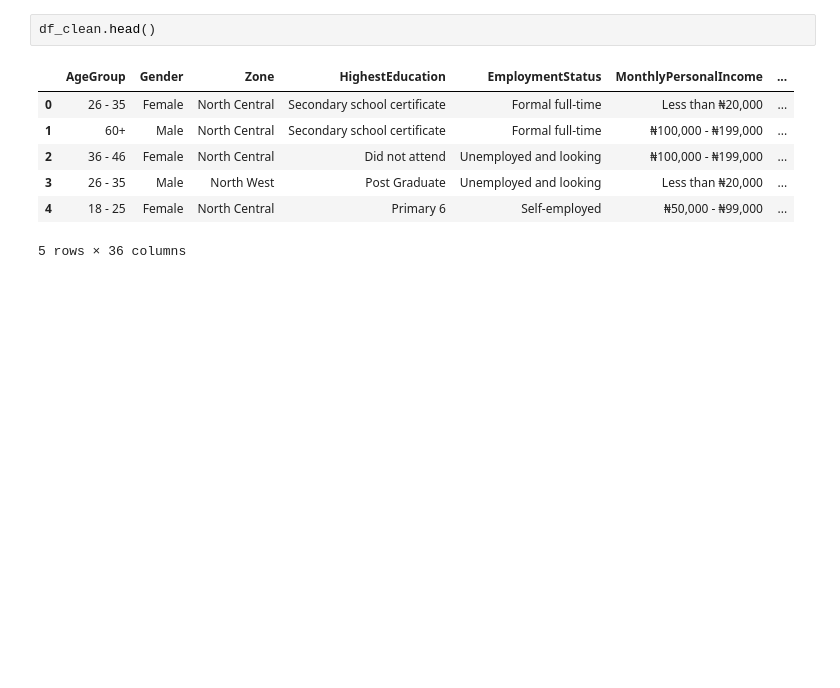
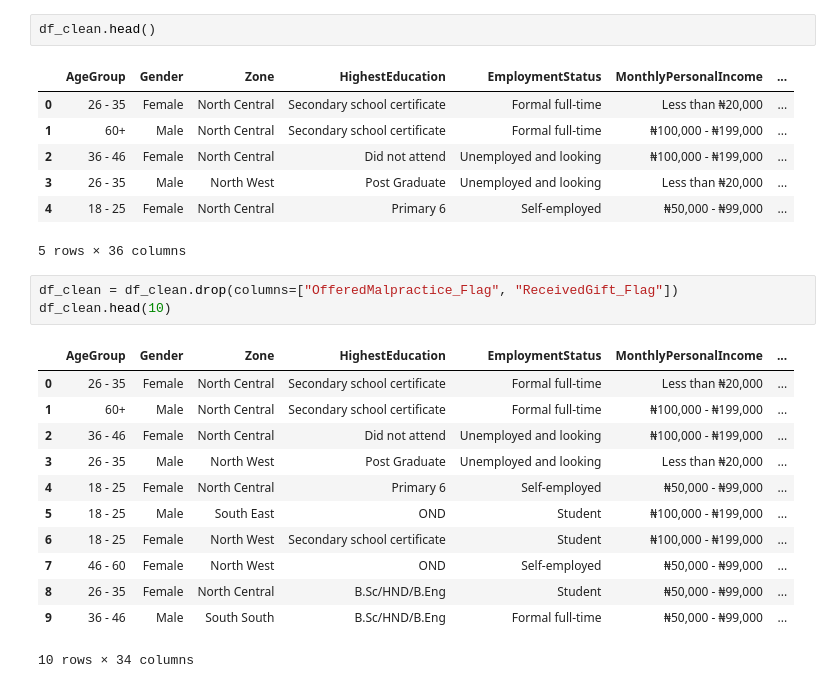
Before and after one commit to monkeyband114/Blockchaindataanalysis, a Jupyter notebook: DataCleaning_Feature_Extraction.ipynb, the cells around one changed output. Cells and saved outputs as stored; diff of their text form; blank space fills up the shorter version.

Commit message:
Changes to be committed: 	modified:   DataCleaning_Feature_Extraction.ipynb

```diff
--- a/DataCleaning_Feature_Extraction.ipynb
+++ b/DataCleaning_Feature_Extraction.ipynb
@@ -174,3 +174,19 @@ df_clean.head()
 | 3 | 26 - 35 | Male | North West | Post Graduate | Unemployed and looking | Less than ₦20,000 | ... |
 | 4 | 18 - 25 | Female | North Central | Primary 6 | Self-employed | ₦50,000 - ₦99,000 | ... |
 5 rows × 36 columns
+# %%
+df_clean = df_clean.drop(columns=["OfferedMalpractice_Flag", "ReceivedGift_Flag"])
+df_clean.head(10)
+# %% [output]
+|  | AgeGroup | Gender | Zone | HighestEducation | EmploymentStatus | MonthlyPersonalIncome | ... |
+| 0 | 26 - 35 | Female | North Central | Secondary school certificate | Formal full-time | Less than ₦20,000 | ... |
+| 1 | 60+ | Male | North Central | Secondary school certificate | Formal full-time | ₦100,000 - ₦199,000 | ... |
+| 2 | 36 - 46 | Female | North Central | Did not attend | Unemployed and looking | ₦100,000 - ₦199,000 | ... |
+| 3 | 26 - 35 | Male | North West | Post Graduate | Unemployed and looking | Less than ₦20,000 | ... |
+| 4 | 18 - 25 | Female | North Central | Primary 6 | Self-employed | ₦50,000 - ₦99,000 | ... |
+| 5 | 18 - 25 | Male | South East | OND | Student | ₦100,000 - ₦199,000 | ... |
+| 6 | 18 - 25 | Female | North West | Secondary school certificate | Student | ₦100,000 - ₦199,000 | ... |
+| 7 | 46 - 60 | Female | North West | OND | Self-employed | ₦50,000 - ₦99,000 | ... |
+| 8 | 26 - 35 | Female | North Central | B.Sc/HND/B.Eng | Student | ₦50,000 - ₦99,000 | ... |
+| 9 | 36 - 46 | Male | South South | B.Sc/HND/B.Eng | Formal full-time | ₦50,000 - ₦99,000 | ... |
+10 rows × 34 columns
```
Also changed, not shown: parts of 4 cells of this notebook.
